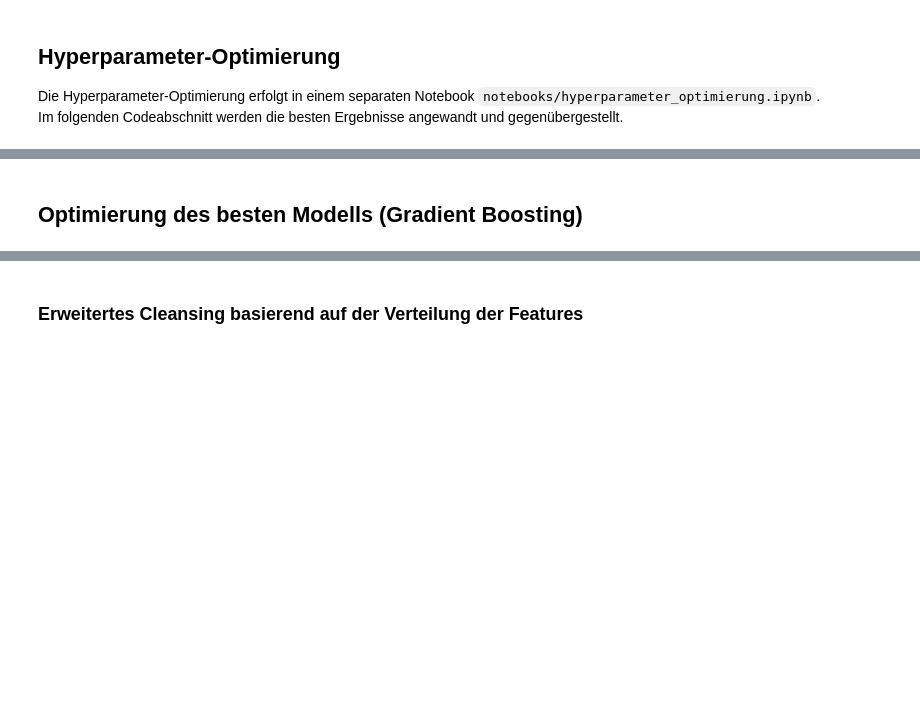
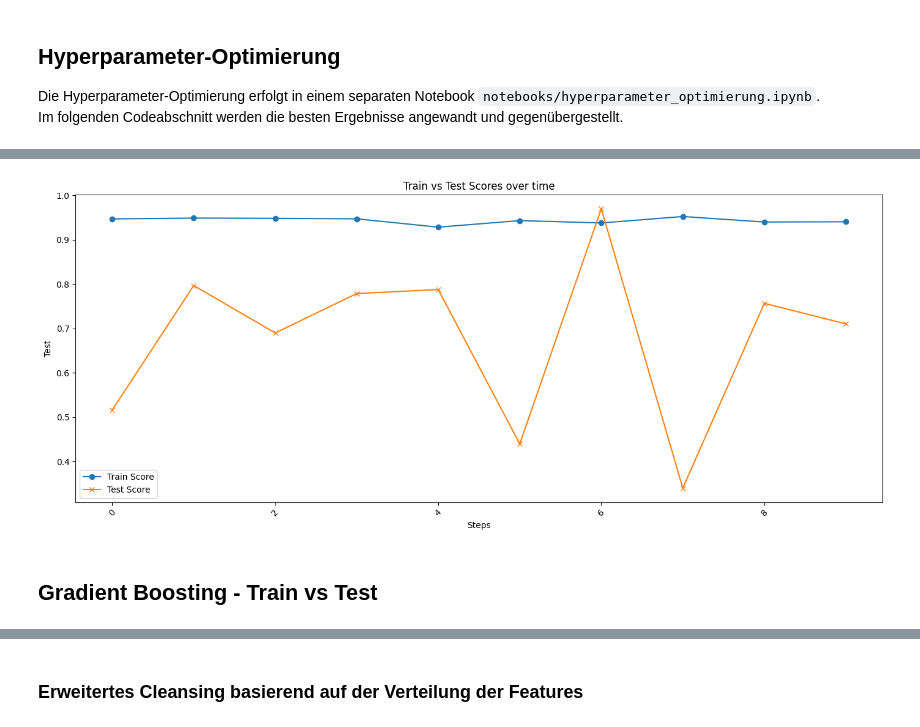
Before and after one commit to mixd304/dbuas-modul_13-applied-ds-2-ml-and-reporting-studienarbeit-darius-mix, a Jupyter notebook: notebooks/main.ipynb, the cells around one changed output, grey strips where cells are left out. Cells and saved outputs as stored; diff of their text form; code cells hidden in the pictures; blank space fills up the shorter version.

```diff
--- a/notebooks/main.ipynb
+++ b/notebooks/main.ipynb
@@ -200,2 +231,7 @@ MAPE (Test) : 0.2722910439116313
+# %%
+cv_results = cross_validate(estimator=pipe[-1], X=prep.fit_transform(train_data[X]), y=train_data[y].values.ravel(), cv=10, n_jobs=4, return_train_score=True)
+plot_train_vs_test_cross_validation(cv_results)
+# %% [output]
+[figure, added]
 # %% [markdown]
-## Optimierung des besten Modells (Gradient Boosting)
+## Gradient Boosting - Train vs Test
```
Also changed, not shown: parts of 25 cells of this notebook, 2 other files.
